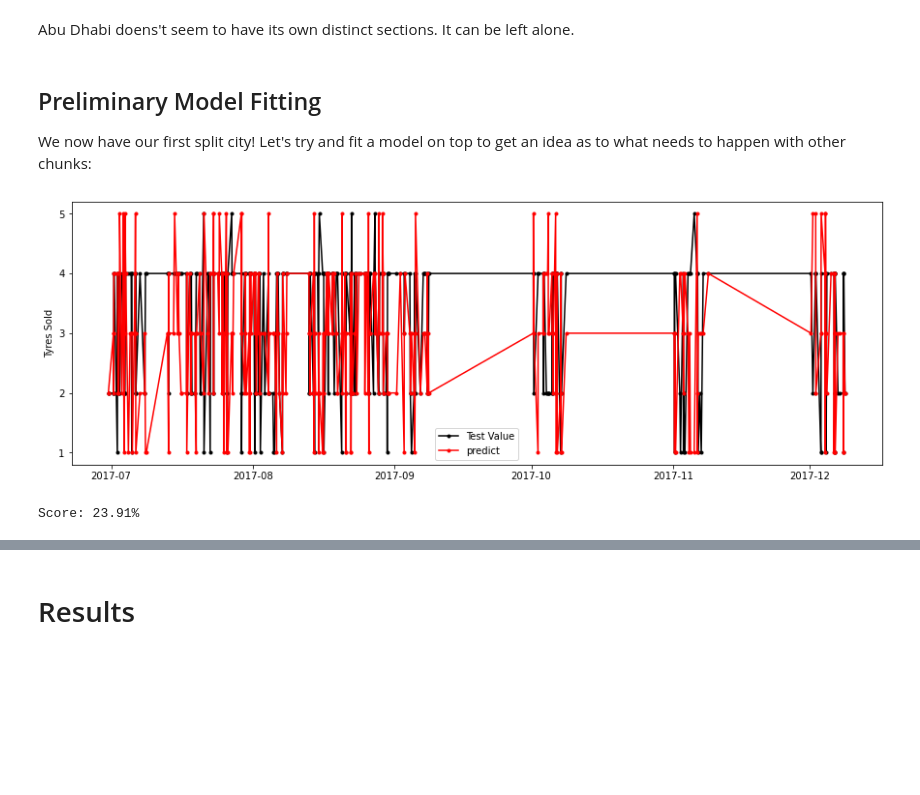
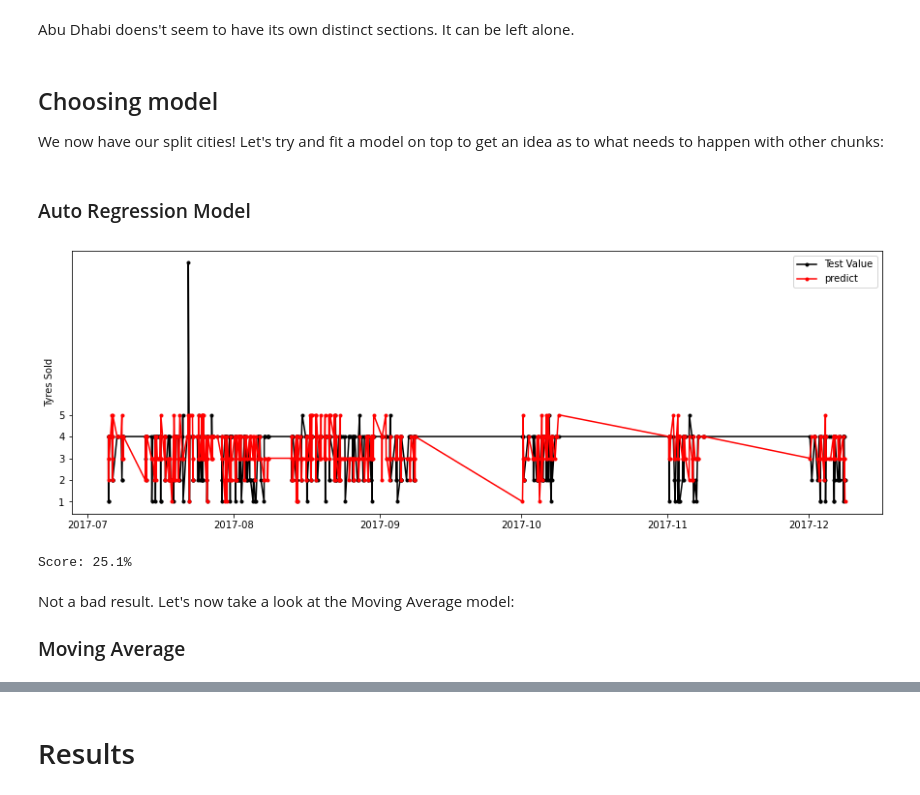
Before and after one commit to musarasheed/pitstop, a Jupyter notebook: Pitstop Arabia.ipynb, the cells around one changed output, grey strips where cells are left out. Drawn from its saved outputs; the diff is of its cells as text; code cells hidden in the pictures; blank space fills up the shorter version.

```diff
--- a/Pitstop Arabia.ipynb
+++ b/Pitstop Arabia.ipynb
@@ -153,7 +154,7 @@ tyres.loc[:,"Order Date"] = pd.to_datetime(tyres.loc[:,"Order Date"]) #Order Dat
 tyres.loc[:,"Service Date"] = pd.to_datetime(tyres.loc[:,"Service Date"]) #Service Date (date time)
 
 #They were also out of order, so I sort them here:
-tyres.sort_values(by = ['Order Date']);
+tyres.sort_values(by = 'Order Date', inplace = True);
 
 tyres = tyres[tyres['QTY Ordered'] < 30]
 # %% [markdown]
@@ -402,18 +403,20 @@ plt.show()
 # %% [markdown]
 Abu Dhabi doens't seem to have its own distinct sections. It can be left alone.
 # %% [markdown]
-## Preliminary Model Fitting
-We now have our first split city! Let's try and fit a model on top to get an idea as to what needs to happen with other chunks:
+## Choosing  model
+We now have our split cities! Let's try and fit a model on top to get an idea as to what needs to happen with other chunks:
+# %%
+from statsmodels.tsa.ar_model import AR #The model of choice
+
+train_percentage = 0.8
+train_size = int(round(len(tyres['Order Date']),0) * train_percentage)
+train = tyres.loc[0:train_size,['QTY Ordered','Order Date']]
+
+test_size = len(tyres['Order Date']) - train_size
+test = tyres.loc[train_size : train_size + test_size,['QTY Ordered','Order Date']]
+# %% [markdown]
+### Auto Regression Model
 # %%
-from statsmodels.tsa.ar_model import AR #The model of choice
-
-train_percentage = 0.8
-train_size = int(round(len(u_dubai['Order Date']),0) * train_percentage)
-train = u_dubai.loc[0:train_size,['QTY Ordered','Order Date']]
-
-test_size = len(u_dubai['Order Date']) - train_size
-test = u_dubai.loc[train_size : train_size + test_size,['QTY Ordered','Order Date']]
-
 #Instantiating the model and optimizing it.
 model = AR(train['QTY Ordered'])
 model_fit = model.fit(maxlag=600)
@@ -422,33 +425,37 @@ model_fit = model.fit(maxlag=600)
 #Making the predictions nad making sure they have the appropriate date
 predictions = round(model_fit.predict(start=train_size, end=train_size+test_size),0)
 predictions = pd.DataFrame(predictions)
 predictions.columns = ['QTY Ordered']
 predictions['Order Date'] = test['Order Date']
 
 
 #Ensuring reasonable values are predicted
 for j in predictions.index:
     if predictions.loc[j,'QTY Ordered'] > 5 or predictions.loc[j,'QTY Ordered'] < 1:
-        predictions.loc[j,'QTY Ordered'] = 3
+        predictions.loc[j,'QTY Ordered'] = 4
 
 #Plotting
 plt.figure(figsize = (15,5))
 plt.plot(test['Order Date'], test['QTY Ordered'], c="black", label="Test Value", marker='.')
 plt.plot(predictions['Order Date'], predictions['QTY Ordered'], c="red", label="predict", marker='.')
 plt.ylabel("Tyres Sold")
 plt.yticks(range(1,6,1))
 plt.xticks()
 plt.legend()
 plt.show();
 
 
 #Scoring
 point = 0
 for i in range(len(test)):
     if list(test['QTY Ordered'])[i] == list(predictions['QTY Ordered'])[i]:
         point+=1
 score = point / len(predictions)
 print(f"Score: {round(score*100,2)}%")
 # %% [output]
-[figure, old version]
+[figure, new version]
-Score: 23.91%
+Score: 25.1%
+# %% [markdown]
+Not a bad result. Let's now take a look at the Moving Average model:
+
+### Moving Average
```
Also changed, not shown: parts of 17 cells of this notebook.
